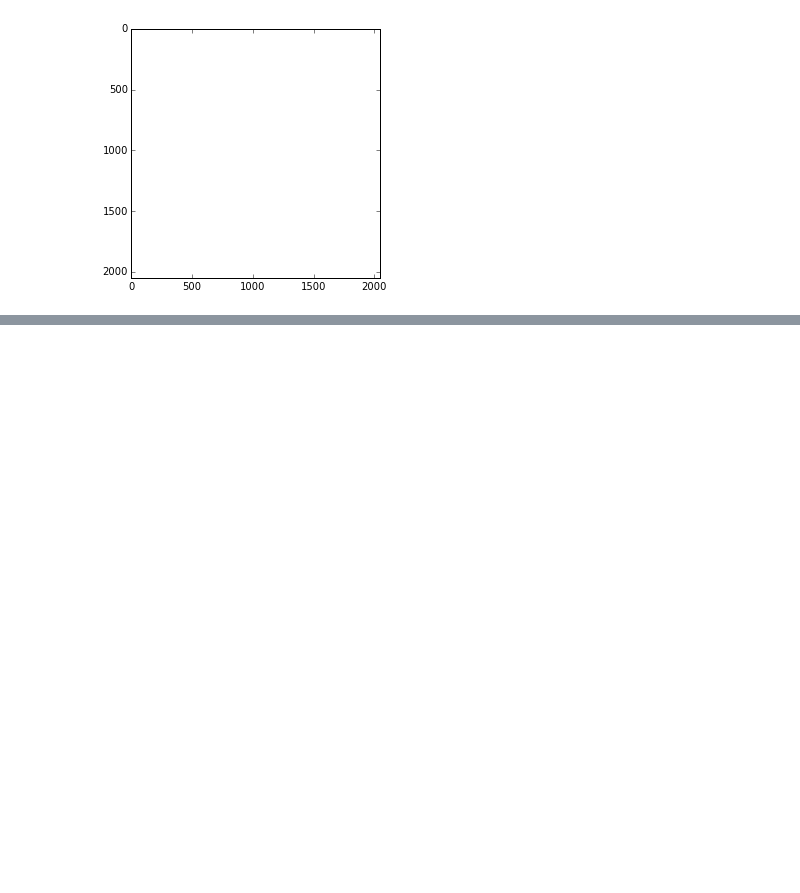
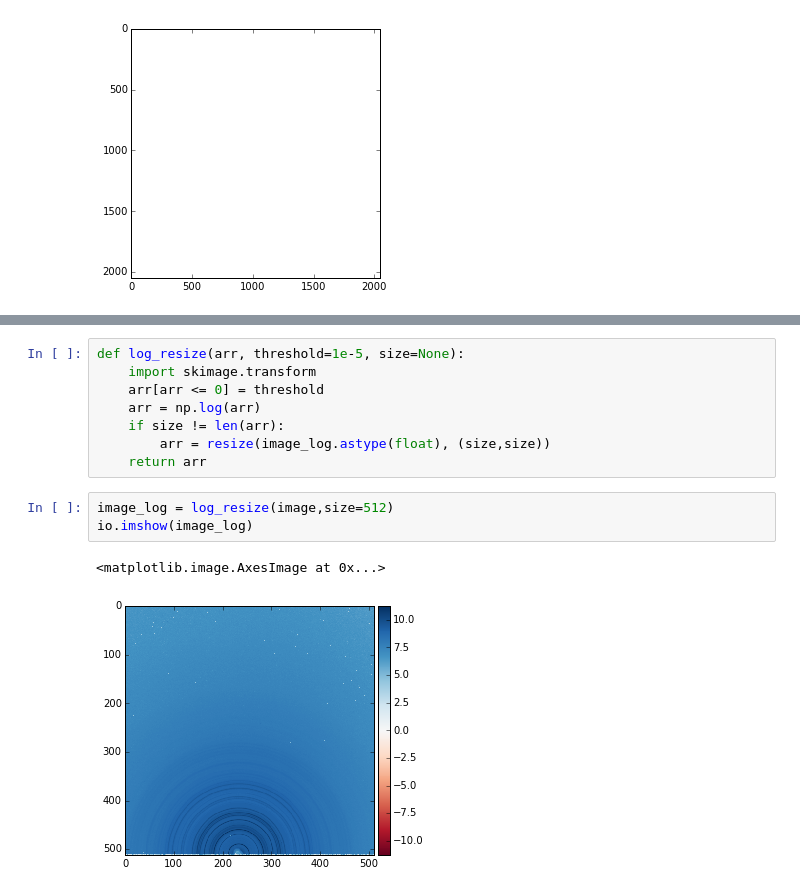
Before and after one commit to chuckie82/hackathon, a Jupyter notebook: ben_sandbox.ipynb, the cells around one changed output, grey strips where cells are left out. Drawn from its saved outputs; the diff is of its cells as text; blank space fills up the shorter version.

Commit message:
Adding some functions e.g. log_resize that might be useful

```diff
--- a/ben_sandbox.ipynb
+++ b/ben_sandbox.ipynb
@@ -98,0 +108,14 @@ len(white_black_images)
+# %%
+def log_resize(arr, threshold=1e-5, size=None):
+    import skimage.transform
+    arr[arr <= 0] = threshold
+    arr = np.log(arr)
+    if size != len(arr):
+        arr = resize(image_log.astype(float), (size,size))
+    return arr
+# %%
+image_log = log_resize(image,size=512)
+io.imshow(image_log)
+# %% [output]
+<matplotlib.image.AxesImage at 0x...>
+[figure, added]
```
Also changed, not shown: parts of 7 cells of this notebook.
